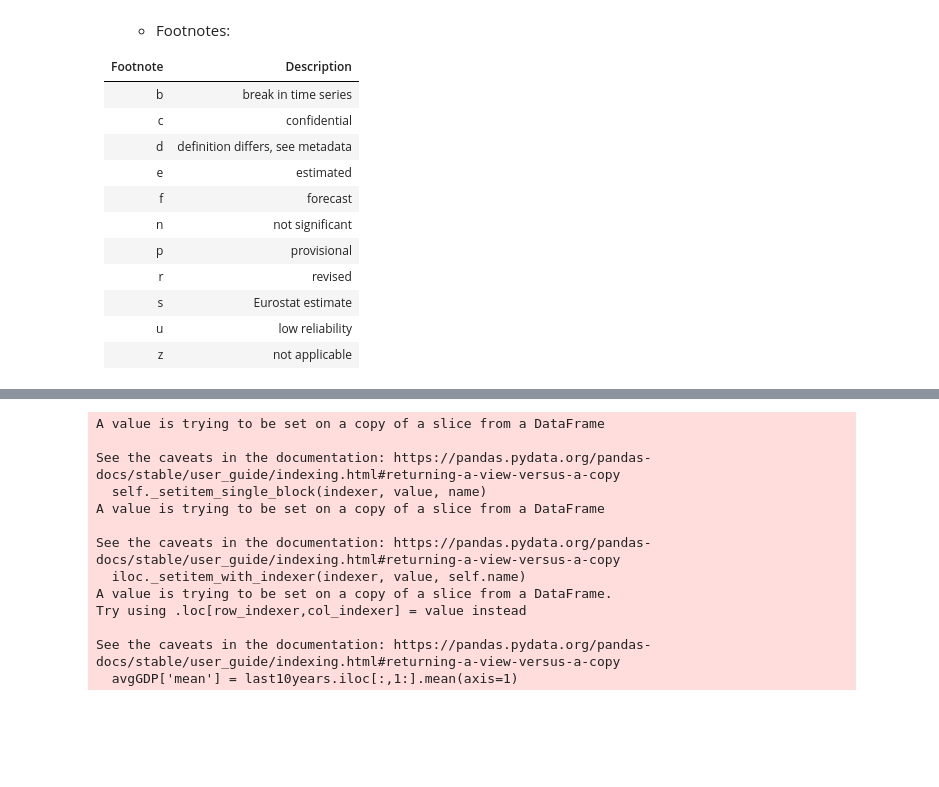
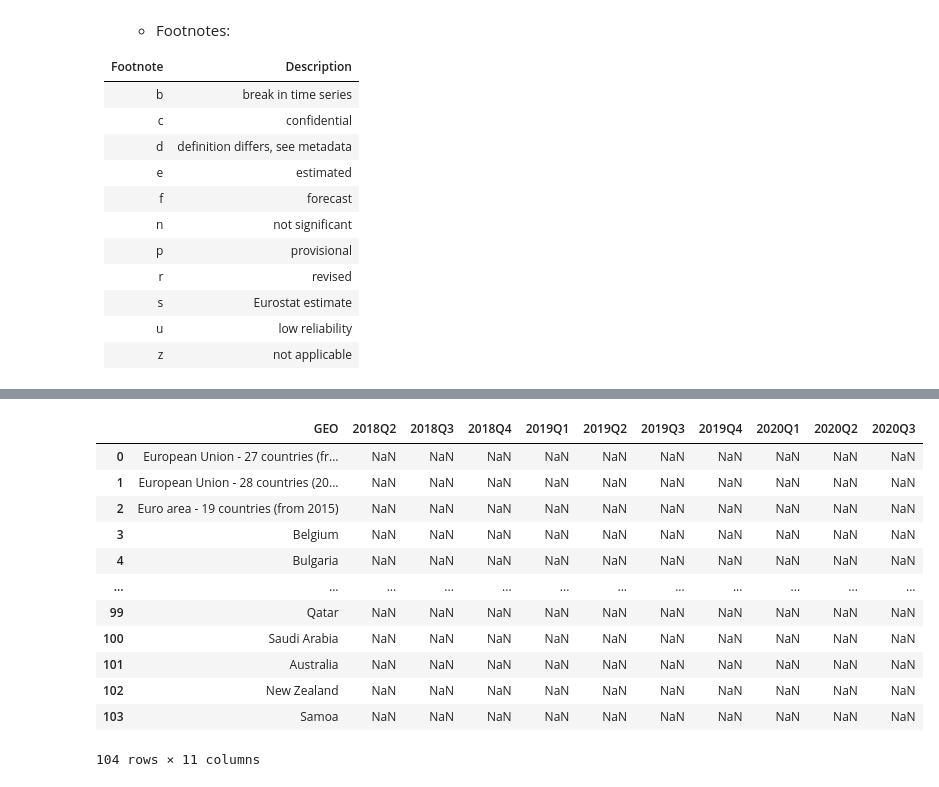
Before and after one commit to tDalile/data-mining, a Jupyter notebook: project/influence-gdp.ipynb, the cells around one changed output, grey strips where cells are left out. Saved outputs shown, nothing was run; the diff lists cells and outputs as text; code cells hidden in the pictures; blank space fills up the shorter version.

```diff
--- a/project/affected-industries.ipynb
+++ b/project/influence-gdp.ipynb
@@ -217,17 +216,54 @@ memory usage: 13.5+ KB
 df_allEuropeGDP.info()
 df_allEuropeGDP.head()
 
-last10years = df_allEuropeGDP.filter(regex="(201[0-9]|202[0])|geo")
-last10years.iloc[:,1:] = last10years.iloc[:,1:].replace(to_replace=r'[^\d.-]',value='',regex=True)
+europeGDP_reduced = df_allEuropeGDP[['TIME', 'GEO', 'Value']].copy().set_index('TIME')
+europeGDP_reduced.Value = europeGDP_reduced.Value.replace(to_replace=r'[^\d.-]',value='',regex=True)
+europeGDP_reduced['Value'] = europeGDP_reduced['Value'].apply(pd.to_numeric)
 
-last10years.iloc[:,1:] = last10years.iloc[:,1:].apply(pd.to_numeric)
-last10years.info()
+test = pd.DataFrame()
+test['GEO'] = ''
 
-avgGDP = last10years.filter(regex='geo')
-avgGDP['mean'] = last10years.iloc[:,1:].mean(axis=1)
-avgGDP
-last10years.iloc[0:1,0:11]
+for n in europeGDP_reduced.index:
+    test[n] = n
 
+test['GEO'] = test['GEO'].append(europeGDP_reduced.drop_duplicates(subset=['GEO'])['GEO'], ignore_index=True)
+#print (europeGDP_reduced.drop_duplicates(subset=['GEO'])['GEO'])
+currTime = ''
+currGeo = ''
+count = 0
+
+#for index, row in test.iterrows():
+#    currTime = index
+#    currGeo = row['GEO']
+#
+#    for row2 in europeGDP_reduced.iterrows():
+#
+#        for col in test.columns():
+#            if col == currTime & row2['GEO'] == currGeo:
+#                test['Value'] = row2['Value']
+#            #test = test.append({currGeo}, ignore_index=True)
+#    #    if col == index:
+#            print ('TRUE')
+#    #    else:
+#    #        break
+
+#europeGDP_reduced
+test
+
+
+
+######## DEPRECATED ############################
+#last10years = df_allEuropeGDP.filter(regex="(201[0-9]|202[0])|geo")
+#last10years.iloc[:,1:] = last10years.iloc[:,1:].replace(to_replace=r'[^\d.-]',value='',regex=True)
+
+#last10years.iloc[:,1:] = last10years.iloc[:,1:].apply(pd.to_numeric)
+#last10years.info()
+
+#avgGDP = last10years.filter(regex='geo')
+#avgGDP['mean'] = last10years.iloc[:,1:].mean(axis=1)
+#avgGDP
+#last10years.iloc[0:1,0:11]
+################################################
 
 
 
@@ -255,13 +288,13 @@ memory usage: 738.8+ KB
+|  | GEO | 2018Q2 | 2018Q3 | 2018Q4 | 2019Q1 | 2019Q2 | 2019Q3 | 2019Q4 | 2020Q1 | 2020Q2 | 2020Q3 |
+| 0 | European Union - 27 countries (fr... | NaN | NaN | NaN | NaN | NaN | NaN | NaN | NaN | NaN | NaN |
+| 1 | European Union - 28 countries (20... | NaN | NaN | NaN | NaN | NaN | NaN | NaN | NaN | NaN | NaN |
+| 2 | Euro area - 19 countries (from 2015) | NaN | NaN | NaN | NaN | NaN | NaN | NaN | NaN | NaN | NaN |
+| 3 | Belgium | NaN | NaN | NaN | NaN | NaN | NaN | NaN | NaN | NaN | NaN |
+| 4 | Bulgaria | NaN | NaN | NaN | NaN | NaN | NaN | NaN | NaN | NaN | NaN |
+| ... | ... | ... | ... | ... | ... | ... | ... | ... | ... | ... | ... |
+| 99 | Qatar | NaN | NaN | NaN | NaN | NaN | NaN | NaN | NaN | NaN | NaN |
+| 100 | Saudi Arabia | NaN | NaN | NaN | NaN | NaN | NaN | NaN | NaN | NaN | NaN |
+| 101 | Australia | NaN | NaN | NaN | NaN | NaN | NaN | NaN | NaN | NaN | NaN |
+| 102 | New Zealand | NaN | NaN | NaN | NaN | NaN | NaN | NaN | NaN | NaN | NaN |
+| 103 | Samoa | NaN | NaN | NaN | NaN | NaN | NaN | NaN | NaN | NaN | NaN |
-A value is trying to be set on a copy of a slice from a DataFrame
-
-See the caveats in the documentation: https://pandas.pydata.org/pandas-docs/stable/user_guide/indexing.html#returning-a-view-versus-a-copy
-  self._setitem_single_block(indexer, value, name)
-A value is trying to be set on a copy of a slice from a DataFrame
-
-See the caveats in the documentation: https://pandas.pydata.org/pandas-docs/stable/user_guide/indexing.html#returning-a-view-versus-a-copy
-  iloc._setitem_with_indexer(indexer, value, self.name)
-A value is trying to be set on a copy of a slice from a DataFrame.
-Try using .loc[row_indexer,col_indexer] = value instead
-
-See the caveats in the documentation: https://pandas.pydata.org/pandas-docs/stable/user_guide/indexing.html#returning-a-view-versus-a-copy
-  avgGDP['mean'] = last10years.iloc[:,1:].mean(axis=1)
+104 rows × 11 columns
```
Also changed, not shown: parts of 4 cells of this notebook, 1 other file.
